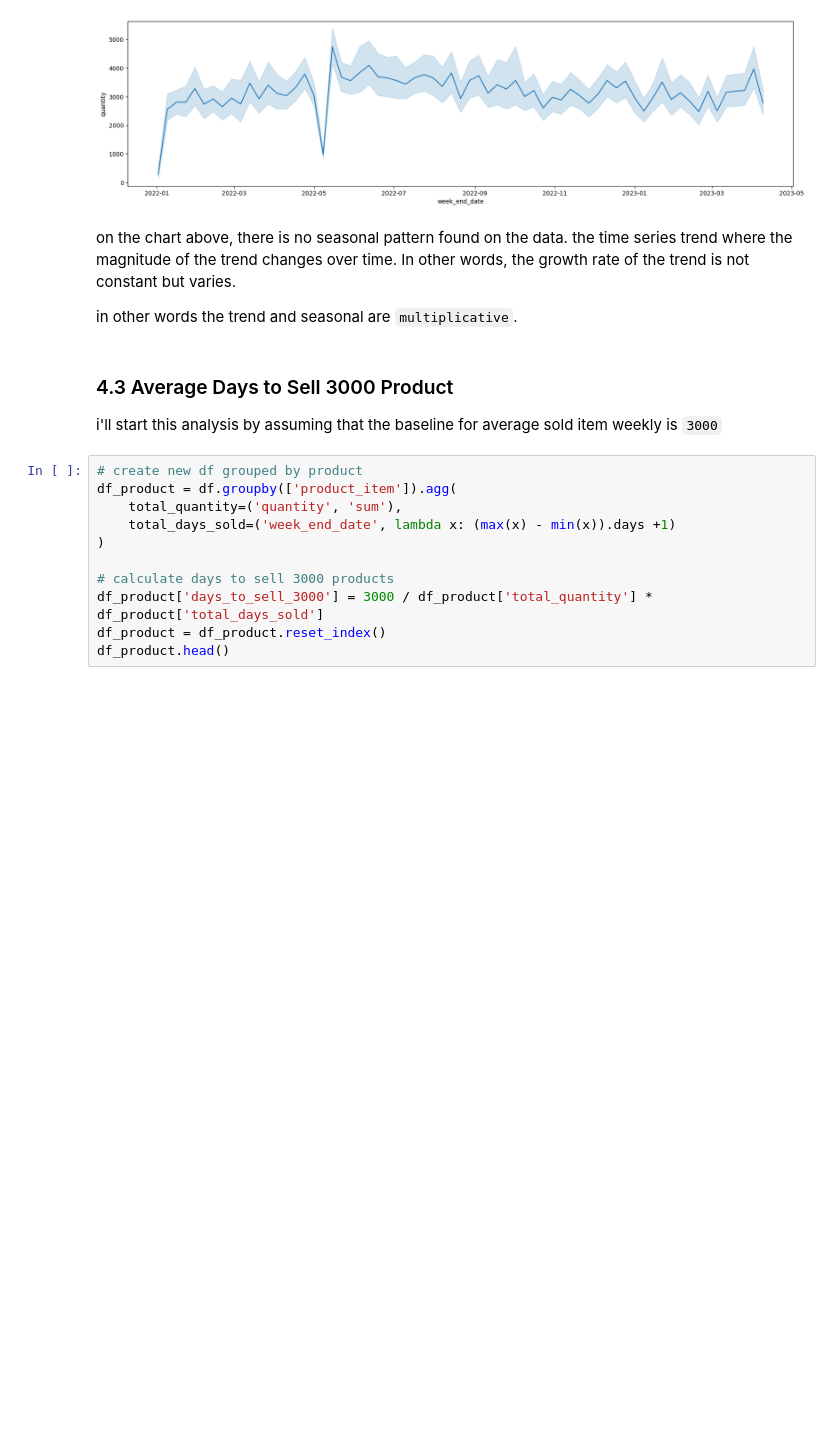
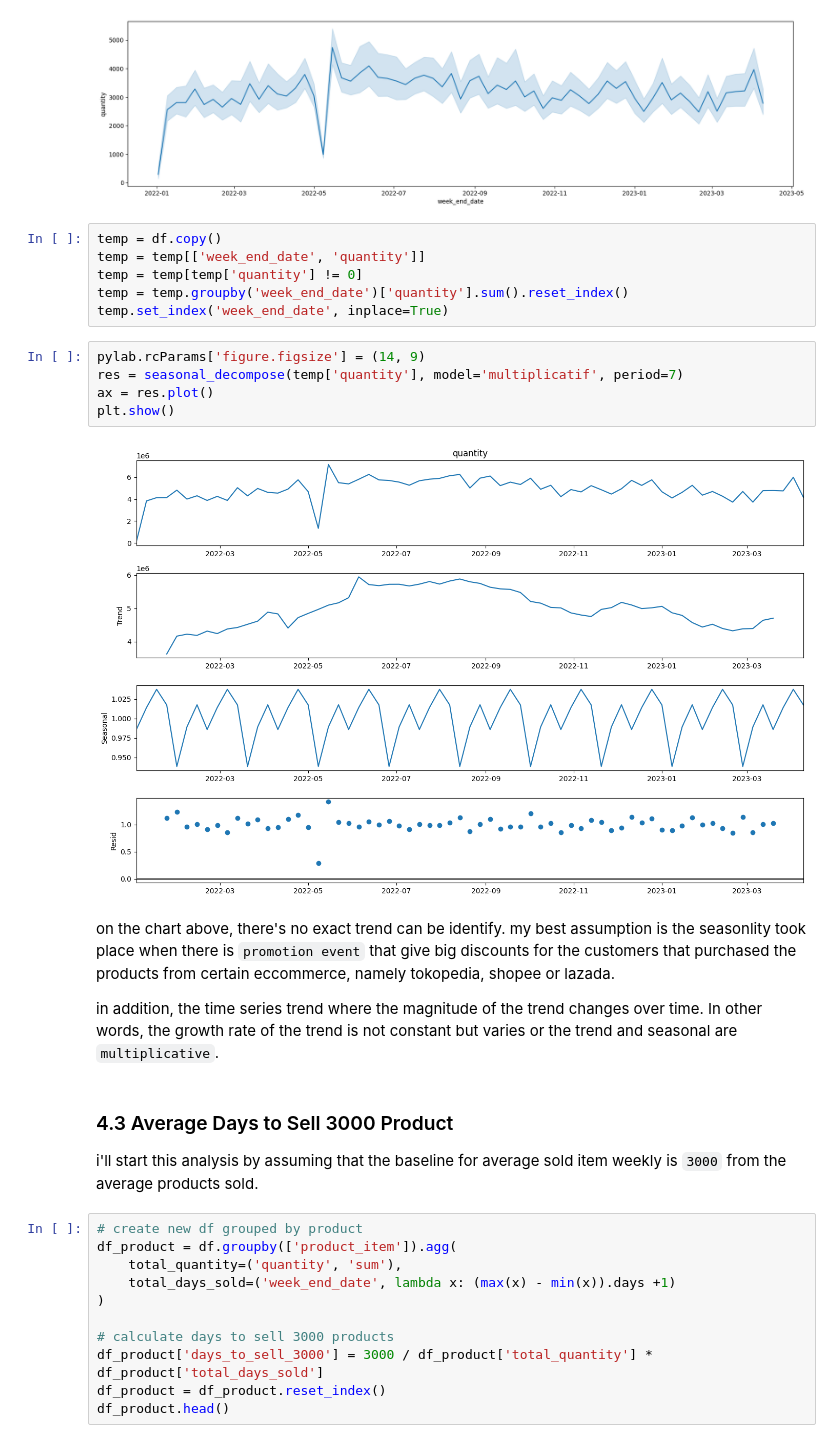
Before and after one commit to zakish29/paragon-forecast, a Jupyter notebook: final_project_zaki.ipynb, the cells around one changed output. Saved outputs shown, nothing was run; the diff lists cells and outputs as text; blank space fills up the shorter version.

```diff
--- a/final_project_zaki.ipynb
+++ b/final_project_zaki.ipynb
@@ -193,14 +195,27 @@ sns.lineplot(data=df, x='week_end_date', y='quantity')
 plt.show()
 # %% [output]
 [figure]
+# %%
+temp = df.copy()
+temp = temp[['week_end_date', 'quantity']]
+temp = temp[temp['quantity'] != 0]
+temp = temp.groupby('week_end_date')['quantity'].sum().reset_index()
+temp.set_index('week_end_date', inplace=True)
+# %%
+pylab.rcParams['figure.figsize'] = (14, 9)
+res = seasonal_decompose(temp['quantity'], model='multiplicatif', period=7)
+ax = res.plot()
+plt.show()
+# %% [output]
+[figure, added]
 # %% [markdown]
-on the chart above, there is no seasonal pattern found on the data. the time series trend where the magnitude of the trend changes over time. In other words, the growth rate of the trend is not constant but varies.
+on the chart above, there's no exact trend can be identify. my best assumption is the seasonlity took place when there is `promotion event` that give big discounts for the customers that purchased the products from certain eccommerce, namely tokopedia, shopee or lazada.
 
-in other words the trend and seasonal are `multiplicative`.
+in addition, the time series trend where the magnitude of the trend changes over time. In other words, the growth rate of the trend is not constant but varies or the trend and seasonal are `multiplicative`.
 # %% [markdown]
 ### 4.3 Average Days to Sell 3000 Product
 
-i'll start this analysis by assuming that the baseline for average sold item weekly is `3000`
+i'll start this analysis by assuming that the baseline for average sold item weekly is `3000` from the average products sold.
 # %%
 # create new df grouped by product
 df_product = df.groupby(['product_item']).agg(
```
Also changed, not shown: parts of 12 cells of this notebook.
